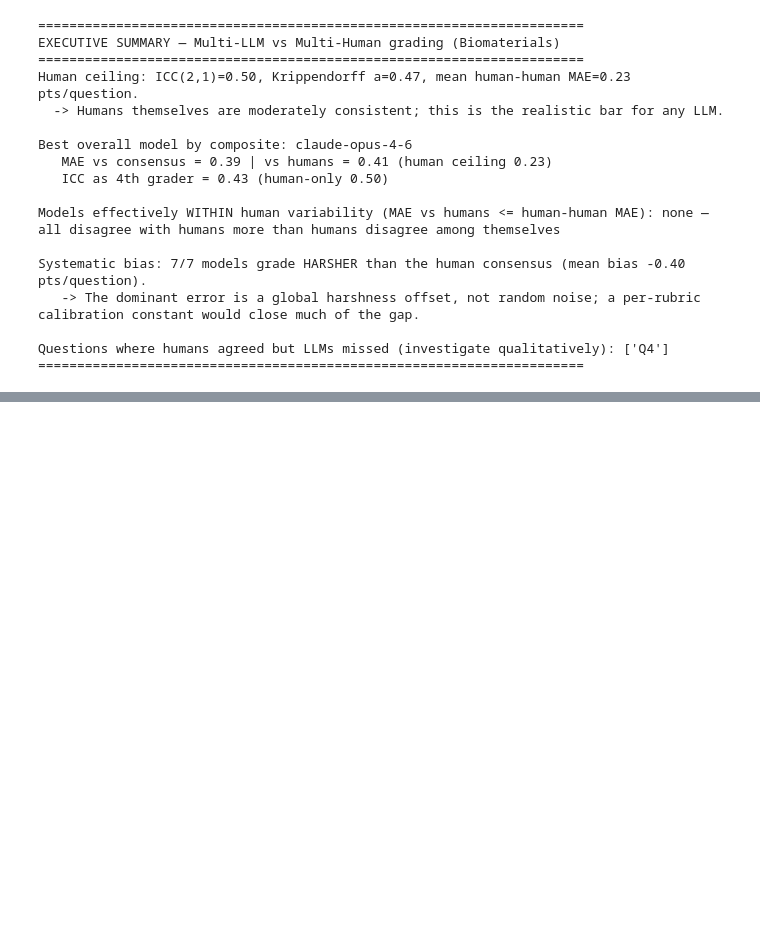
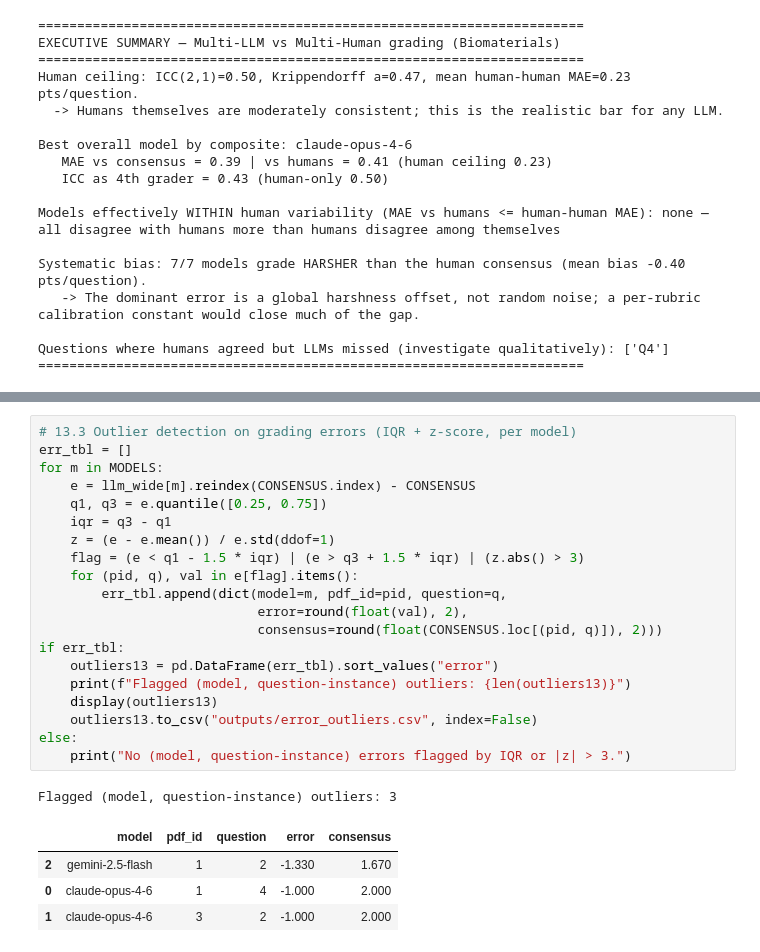
Before and after one commit to Dhritiman-Talukdar/multiLLMGrader, a Jupyter notebook: Biomaterials/multiLLM_multiHuman_analysis.ipynb, the cells around one changed output, grey strips where cells are left out. Saved outputs shown, nothing was run; the diff lists cells and outputs as text; blank space fills up the shorter version.

```diff
--- a/Biomaterials/multiLLM_multiHuman_analysis.ipynb
+++ b/Biomaterials/multiLLM_multiHuman_analysis.ipynb
@@ -758,0 +889,26 @@ Questions where humans agreed but LLMs missed (investigate qualitatively): ['Q4'
+# %%
+# 13.3 Outlier detection on grading errors (IQR + z-score, per model)
+err_tbl = []
+for m in MODELS:
+    e = llm_wide[m].reindex(CONSENSUS.index) - CONSENSUS
+    q1, q3 = e.quantile([0.25, 0.75])
+    iqr = q3 - q1
+    z = (e - e.mean()) / e.std(ddof=1)
+    flag = (e < q1 - 1.5 * iqr) | (e > q3 + 1.5 * iqr) | (z.abs() > 3)
+    for (pid, q), val in e[flag].items():
+        err_tbl.append(dict(model=m, pdf_id=pid, question=q,
+                            error=round(float(val), 2),
+                            consensus=round(float(CONSENSUS.loc[(pid, q)]), 2)))
+if err_tbl:
+    outliers13 = pd.DataFrame(err_tbl).sort_values("error")
+    print(f"Flagged (model, question-instance) outliers: {len(outliers13)}")
+    display(outliers13)
+    outliers13.to_csv("outputs/error_outliers.csv", index=False)
+else:
+    print("No (model, question-instance) errors flagged by IQR or |z| > 3.")
+# %% [output]
+Flagged (model, question-instance) outliers: 3
+|  | model | pdf_id | question | error | consensus |
+| 2 | gemini-2.5-flash | 1 | 2 | -1.330 | 1.670 |
+| 0 | claude-opus-4-6 | 1 | 4 | -1.000 | 2.000 |
+| 1 | claude-opus-4-6 | 3 | 2 | -1.000 | 2.000 |
```
Also changed, not shown: parts of 21 cells of this notebook, 42 other files.
